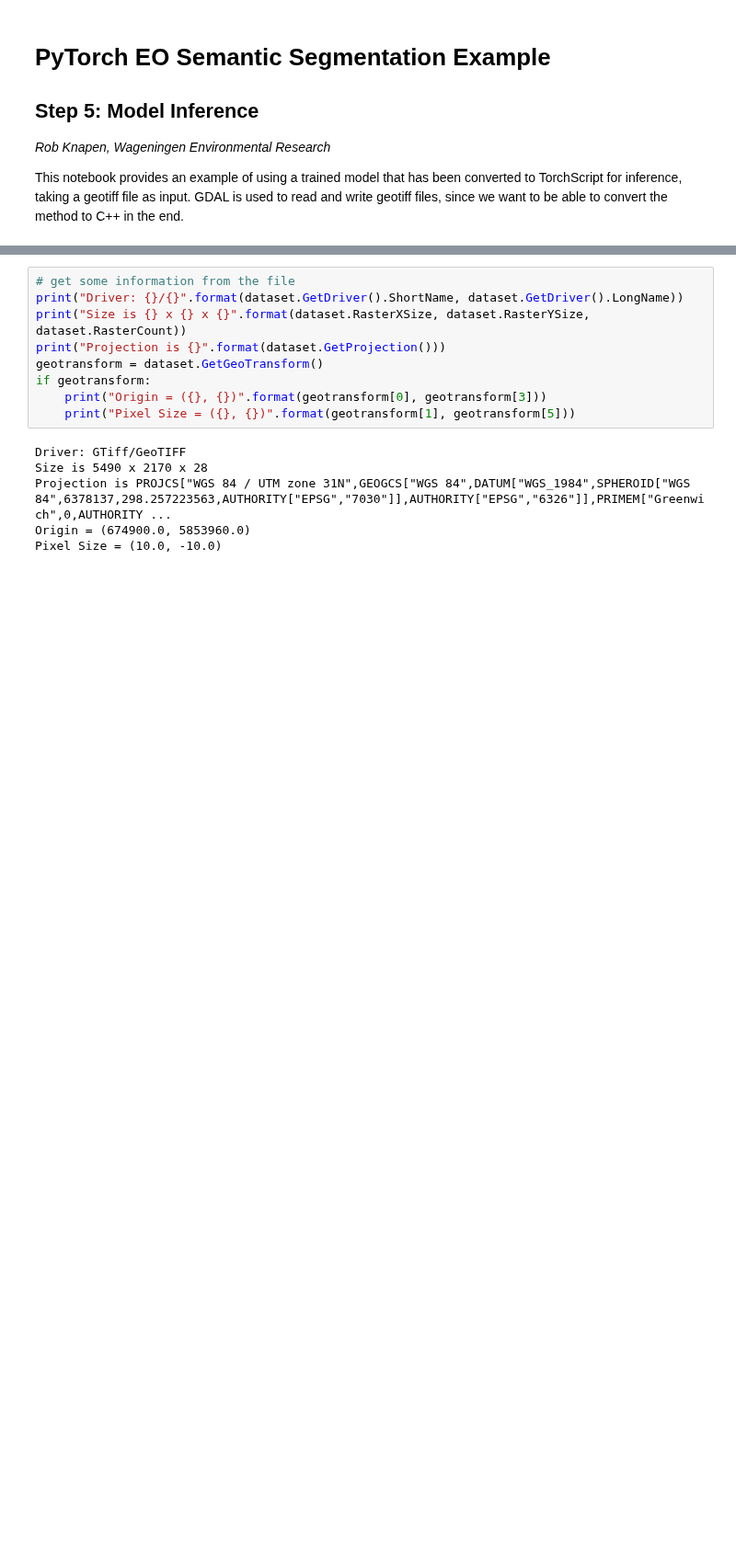
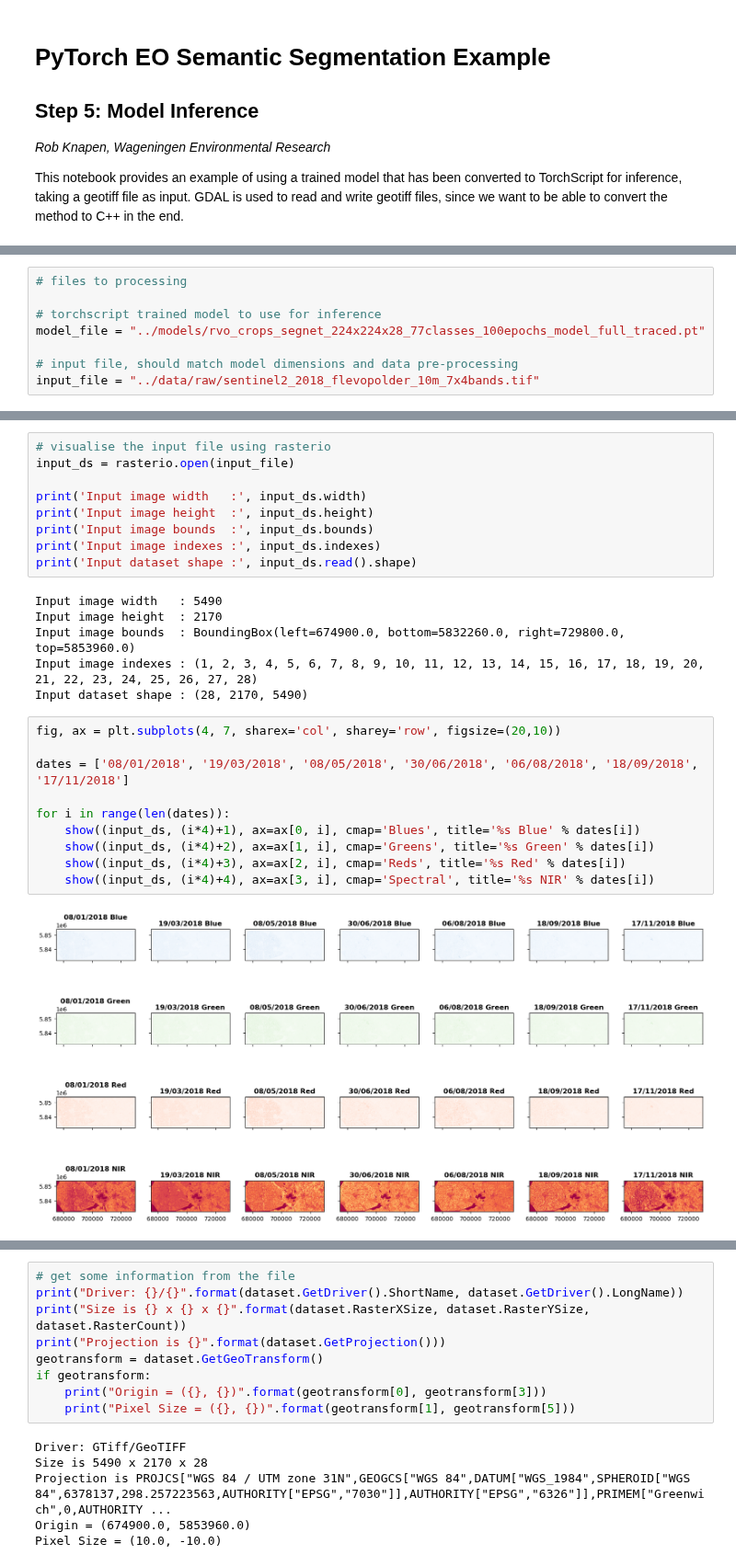
Before and after one commit to FAIRiCUBE/uc2-agriculture-biodiversity-nexus, a Jupyter notebook: first-poc/notebooks/0.5-rkn-pytorch_segnet_example_model_inference.ipynb, the cells around one changed output, grey strips where cells are left out. Shown at 92% size. Cells and saved outputs as stored; diff of their text form; blank space fills up the shorter version.

Commit message:
Updated inference notebook

```diff
--- a/first-poc/notebooks/0.5-rkn-pytorch_segnet_example_model_inference.ipynb
+++ b/first-poc/notebooks/0.5-rkn-pytorch_segnet_example_model_inference.ipynb
@@ -14,0 +17,8 @@ from osgeo import gdal
+# %%
+# files to processing
+
+# torchscript trained model to use for inference
+model_file = "../models/rvo_crops_segnet_224x224x28_77classes_100epochs_model_full_traced.pt"
+
+# input file, should match model dimensions and data pre-processing
+input_file = "../data/raw/sentinel2_2018_flevopolder_10m_7x4bands.tif"
@@ -15 +47,28 @@ from osgeo import gdal
+# %%
+# visualise the input file using rasterio
+input_ds = rasterio.open(input_file)
+
+print('Input image width   :', input_ds.width)
+print('Input image height  :', input_ds.height)
+print('Input image bounds  :', input_ds.bounds)
+print('Input image indexes :', input_ds.indexes)
+print('Input dataset shape :', input_ds.read().shape)
+# %% [output]
+Input image width   : 5490
+Input image height  : 2170
+Input image bounds  : BoundingBox(left=674900.0, bottom=5832260.0, right=729800.0, top=5853960.0)
+Input image indexes : (1, 2, 3, 4, 5, 6, 7, 8, 9, 10, 11, 12, 13, 14, 15, 16, 17, 18, 19, 20, 21, 22, 23, 24, 25, 26, 27, 28)
+Input dataset shape : (28, 2170, 5490)
+# %%
+fig, ax = plt.subplots(4, 7, sharex='col', sharey='row', figsize=(20,10))
+
+dates = ['08/01/2018', '19/03/2018', '08/05/2018', '30/06/2018', '06/08/2018', '18/09/2018', '17/11/2018']
+
+for i in range(len(dates)):
+    show((input_ds, (i*4)+1), ax=ax[0, i], cmap='Blues', title='%s Blue' % dates[i])
+    show((input_ds, (i*4)+2), ax=ax[1, i], cmap='Greens', title='%s Green' % dates[i])
+    show((input_ds, (i*4)+3), ax=ax[2, i], cmap='Reds', title='%s Red' % dates[i])
+    show((input_ds, (i*4)+4), ax=ax[3, i], cmap='Spectral', title='%s NIR' % dates[i])
+# %% [output]
+[figure, added]
 # %%
```
Also changed, not shown: parts of 13 cells of this notebook.
